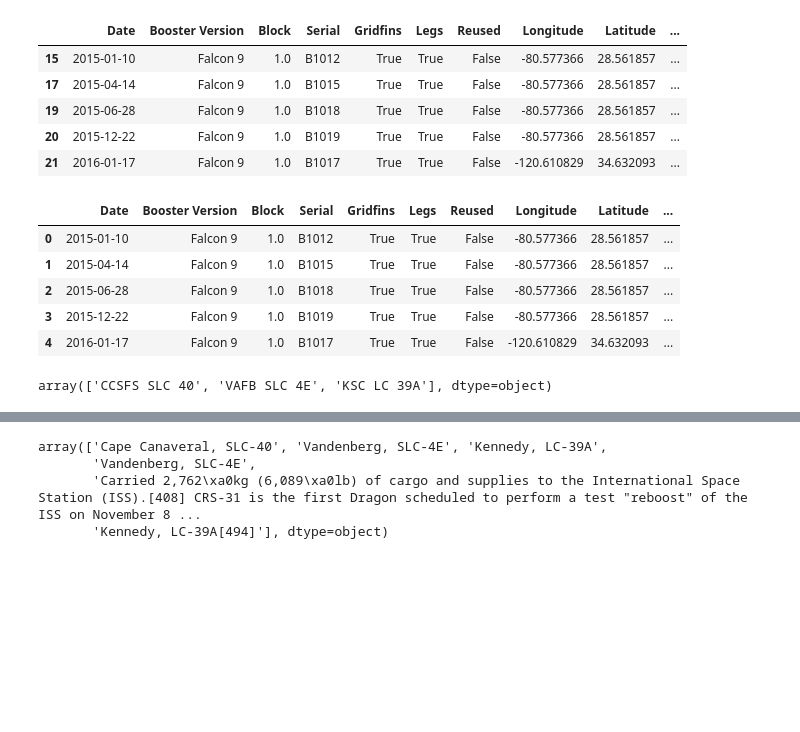
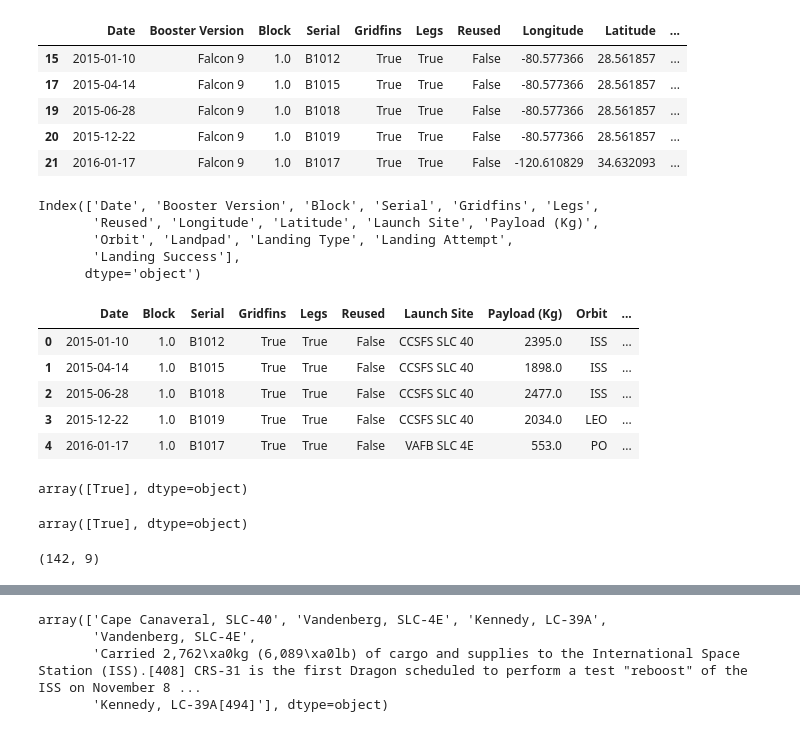
Before and after one commit to giorgos-iatridis/SpaceX-Project, a Jupyter notebook: SpaceX Project.ipynb, the cells around one changed output, grey strips where cells are left out. Saved outputs shown, nothing was run; the diff lists cells and outputs as text; code cells hidden in the pictures; blank space fills up the shorter version.

```diff
--- a/SpaceX Project.ipynb
+++ b/SpaceX Project.ipynb
@@ -159,3 +150,4 @@ for key, value in data_dict.items():
 # %%
-spacex22 = pd.DataFrame(data_dict)
+# Convert the dictionary to a dataframe
+spacex_api_22 = pd.DataFrame(data_dict)
 # %%
@@ -265,10 +255,10 @@ array([None, 'Ocean', 'ASDS', 'RTLS'], dtype=object)
 # %%
 # We keep only launches that attempted to land
-spacex22 = spacex22[(spacex22['Landing Attempt'] == True) & (spacex22['Landing Type'] != 'Ocean')]
+spacex_api_22 = spacex_api_22[(spacex_api_22['Landing Attempt'] == True) & (spacex_api_22['Landing Type'] != 'Ocean')]
 # %%
 # We keep only Falcon9 launches as SpaceX ended the Falcon 1 program
-spacex22 = spacex22[spacex22['Booster Version'] == 'Falcon 9']
-spacex22.head()
+spacex_api_22 = spacex_api_22[spacex_api_22['Booster Version'] == 'Falcon 9']
+spacex_api_22.head()
 # %% [output]
 |  | Date | Booster Version | Block | Serial | Gridfins | Legs | Reused | Longitude | Latitude | ... |
 | 15 | 2015-01-10 | Falcon 9 | 1.0 | B1012 | True | True | False | -80.577366 | 28.561857 | ... |
@@ -276,18 +266,44 @@ spacex22.head()
 | 19 | 2015-06-28 | Falcon 9 | 1.0 | B1018 | True | True | False | -80.577366 | 28.561857 | ... |
 | 20 | 2015-12-22 | Falcon 9 | 1.0 | B1019 | True | True | False | -80.577366 | 28.561857 | ... |
 | 21 | 2016-01-17 | Falcon 9 | 1.0 | B1017 | True | True | False | -120.610829 | 34.632093 | ... |
+# %%
+spacex_api_22.columns
+# %% [output]
+Index(['Date', 'Booster Version', 'Block', 'Serial', 'Gridfins', 'Legs',
+       'Reused', 'Longitude', 'Latitude', 'Launch Site', 'Payload (Kg)',
+       'Orbit', 'Landpad', 'Landing Type', 'Landing Attempt',
+       'Landing Success'],
+      dtype='object')
+# %%
+# We keep the Features that are important in the prediction
+spacex22 = spacex_api_22[[
+    'Date',
+    'Block',
+    'Serial',
+    'Gridfins',
+    'Legs',
+    'Reused',
+    'Launch Site',
+    'Payload (Kg)',
+    'Orbit',
+    'Landing Type',
+    'Landing Success'
+]]
 # %%
-spacex22.drop('Landpad', axis=1, inplace=True)
 spacex22.reset_index(drop=True, inplace=True)
 spacex22.head()
 # %% [output]
-|  | Date | Booster Version | Block | Serial | Gridfins | Legs | Reused | Longitude | Latitude | ... |
-| 0 | 2015-01-10 | Falcon 9 | 1.0 | B1012 | True | True | False | -80.577366 | 28.561857 | ... |
-| 1 | 2015-04-14 | Falcon 9 | 1.0 | B1015 | True | True | False | -80.577366 | 28.561857 | ... |
-| 2 | 2015-06-28 | Falcon 9 | 1.0 | B1018 | True | True | False | -80.577366 | 28.561857 | ... |
-| 3 | 2015-12-22 | Falcon 9 | 1.0 | B1019 | True | True | False | -80.577366 | 28.561857 | ... |
-| 4 | 2016-01-17 | Falcon 9 | 1.0 | B1017 | True | True | False | -120.610829 | 34.632093 | ... |
+|  | Date | Block | Serial | Gridfins | Legs | Reused | Launch Site | Payload (Kg) | Orbit | ... |
+| 0 | 2015-01-10 | 1.0 | B1012 | True | True | False | CCSFS SLC 40 | 2395.0 | ISS | ... |
+| 1 | 2015-04-14 | 1.0 | B1015 | True | True | False | CCSFS SLC 40 | 1898.0 | ISS | ... |
+| 2 | 2015-06-28 | 1.0 | B1018 | True | True | False | CCSFS SLC 40 | 2477.0 | ISS | ... |
+| 3 | 2015-12-22 | 1.0 | B1019 | True | True | False | CCSFS SLC 40 | 2034.0 | LEO | ... |
+| 4 | 2016-01-17 | 1.0 | B1017 | True | True | False | VAFB SLC 4E | 553.0 | PO | ... |
-# %%
-spacex22['Launch Site'].unique()
-# %% [output]
-array(['CCSFS SLC 40', 'VAFB SLC 4E', 'KSC LC 39A'], dtype=object)
+# %%
+spacex22['Gridfins'].unique()
+# %% [output]
+array([True], dtype=object)
+# %%
+spacex22['Legs'].unique()
+# %% [output]
+array([True], dtype=object)
@@ -293,0 +313,4 @@ array(['CCSFS SLC 40', 'VAFB SLC 4E', 'KSC LC 39A'], dtype=object)
+# %%
+spacex22.shape
+# %% [output]
+(142, 9)
```
Also changed, not shown: parts of 139 cells of this notebook.
